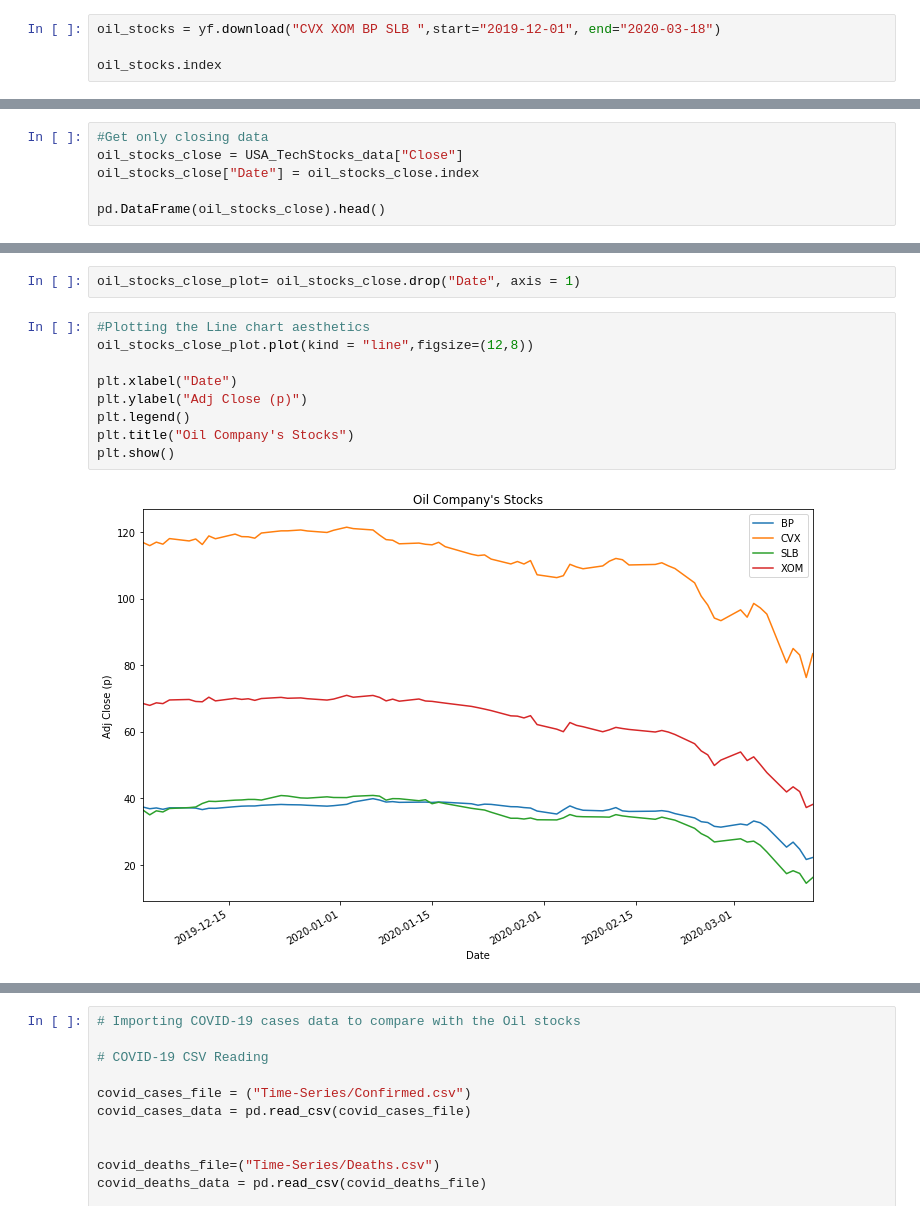
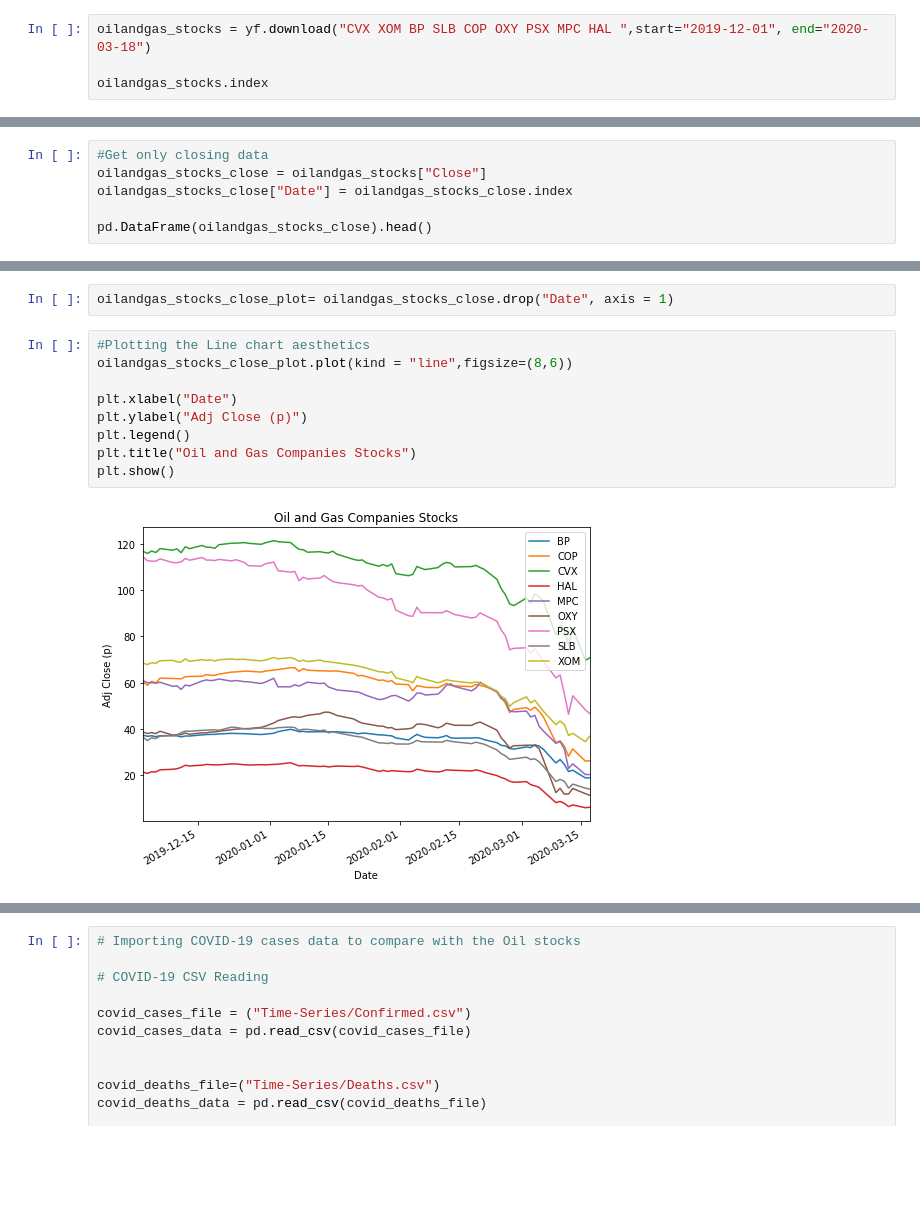
Before and after one commit to saelbakr/COVID-Stocks, a Jupyter notebook: oil_stocks.ipynb, the cells around one changed output, grey strips where cells are left out. Cells and saved outputs as stored; diff of their text form; blank space fills up the shorter version.

```diff
--- a/oil_stocks.ipynb
+++ b/oil_stocks.ipynb
@@ -21,5 +20,5 @@ yfinance.Tickers object <CVX,XOM,BP,SLB>
 # %%
-oil_stocks = yf.download("CVX XOM BP SLB ",start="2019-12-01", end="2020-03-18")
+oilandgas_stocks = yf.download("CVX XOM BP SLB COP OXY PSX MPC HAL ",start="2019-12-01", end="2020-03-18")
 
-oil_stocks.index
+oilandgas_stocks.index
 # %% [output]
@@ -46,10 +45,10 @@ DatetimeIndex(['2019-12-02', '2019-12-03', '2019-12-04', '2019-12-05',
               dtype='datetime64[ns]', name='Date', freq=None)
 # %%
 #Get only closing data
-oil_stocks_close = USA_TechStocks_data["Close"]
-oil_stocks_close["Date"] = oil_stocks_close.index
+oilandgas_stocks_close = oilandgas_stocks["Close"]
+oilandgas_stocks_close["Date"] = oilandgas_stocks_close.index
 
-pd.DataFrame(oil_stocks_close).head()
+pd.DataFrame(oilandgas_stocks_close).head()
 # %% [output]
 A value is trying to be set on a copy of a slice from a DataFrame.
 Try using .loc[row_indexer,col_indexer] = value instead
@@ -66,15 +65,15 @@ See the caveats in the documentation: http://pandas.pydata.org/pandas-docs/stabl
 # %%
-oil_stocks_close_plot= oil_stocks_close.drop("Date", axis = 1)
+oilandgas_stocks_close_plot= oilandgas_stocks_close.drop("Date", axis = 1)
 # %%
 #Plotting the Line chart aesthetics
-oil_stocks_close_plot.plot(kind = "line",figsize=(12,8))
+oilandgas_stocks_close_plot.plot(kind = "line",figsize=(8,6))
 
 plt.xlabel("Date")
 plt.ylabel("Adj Close (p)")
 plt.legend()
-plt.title("Oil Company's Stocks")
+plt.title("Oil and Gas Companies Stocks")
 plt.show()
 # %% [output]
-[figure, old version]
+[figure, new version]
 # %%
 # Adding up the above closing stocks to get the total closing stocks for the day
```
Also changed, not shown: parts of 16 cells of this notebook, 1 other file.
